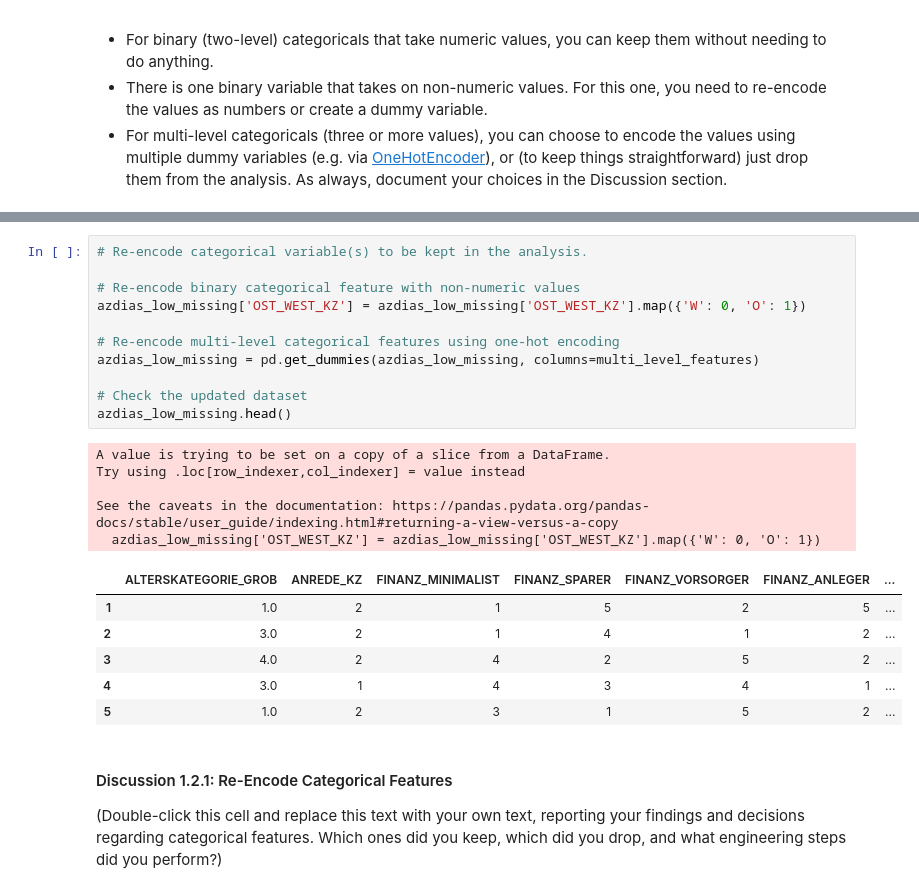
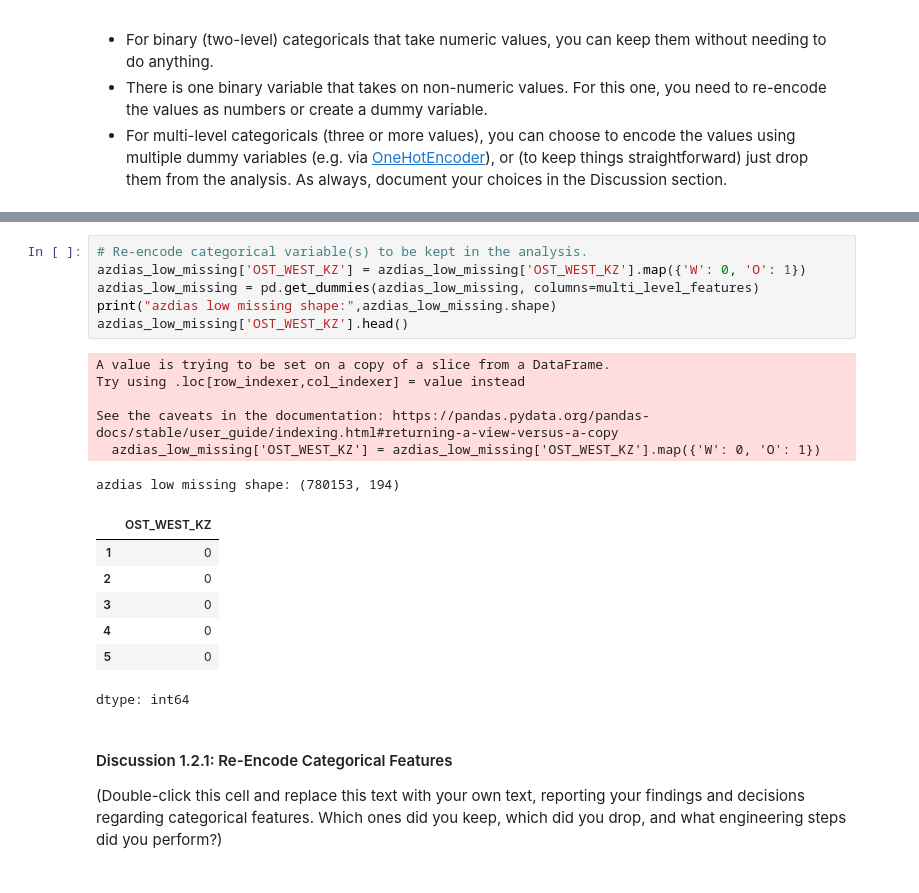
Before and after one commit to momenmac/ML-PROJECT-3, a Jupyter notebook: Identify_Customer_Segments.ipynb, the cells around one changed output, grey strips where cells are left out. Cells and saved outputs as stored; diff of their text form.

```diff
--- a/Identify_Customer_Segments.ipynb
+++ b/Identify_Customer_Segments.ipynb
@@ -330,26 +341,23 @@ Multi-Level Features: ['CJT_GESAMTTYP', 'FINANZTYP', 'GFK_URLAUBERTYP', 'LP_FAMI
 # %%
 # Re-encode categorical variable(s) to be kept in the analysis.
-
-# Re-encode binary categorical feature with non-numeric values
 azdias_low_missing['OST_WEST_KZ'] = azdias_low_missing['OST_WEST_KZ'].map({'W': 0, 'O': 1})
-
-# Re-encode multi-level categorical features using one-hot encoding
 azdias_low_missing = pd.get_dummies(azdias_low_missing, columns=multi_level_features)
-
-# Check the updated dataset
-azdias_low_missing.head()
+print("azdias low missing shape:",azdias_low_missing.shape)
+azdias_low_missing['OST_WEST_KZ'].head()
 # %% [output]
 A value is trying to be set on a copy of a slice from a DataFrame.
 Try using .loc[row_indexer,col_indexer] = value instead
 
 See the caveats in the documentation: https://pandas.pydata.org/pandas-docs/stable/user_guide/indexing.html#returning-a-view-versus-a-copy
   azdias_low_missing['OST_WEST_KZ'] = azdias_low_missing['OST_WEST_KZ'].map({'W': 0, 'O': 1})
+azdias low missing shape: (780153, 194)
-|  | ALTERSKATEGORIE_GROB | ANREDE_KZ | FINANZ_MINIMALIST | FINANZ_SPARER | FINANZ_VORSORGER | FINANZ_ANLEGER | ... |
-| 1 | 1.0 | 2 | 1 | 5 | 2 | 5 | ... |
-| 2 | 3.0 | 2 | 1 | 4 | 1 | 2 | ... |
-| 3 | 4.0 | 2 | 4 | 2 | 5 | 2 | ... |
-| 4 | 3.0 | 1 | 4 | 3 | 4 | 1 | ... |
-| 5 | 1.0 | 2 | 3 | 1 | 5 | 2 | ... |
+|  | OST_WEST_KZ |
+| 1 | 0 |
+| 2 | 0 |
+| 3 | 0 |
+| 4 | 0 |
+| 5 | 0 |
+dtype: int64
 # %% [markdown]
 #### Discussion 1.2.1: Re-Encode Categorical Features
 
```
Also changed, not shown: parts of 2 cells of this notebook.
